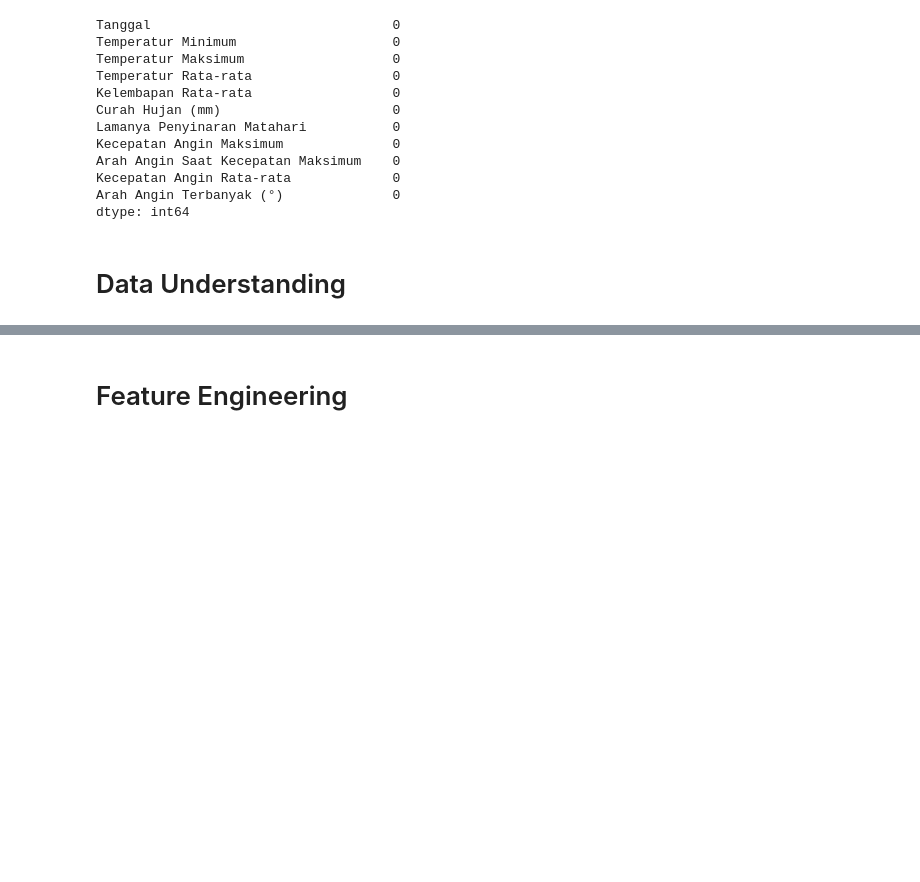
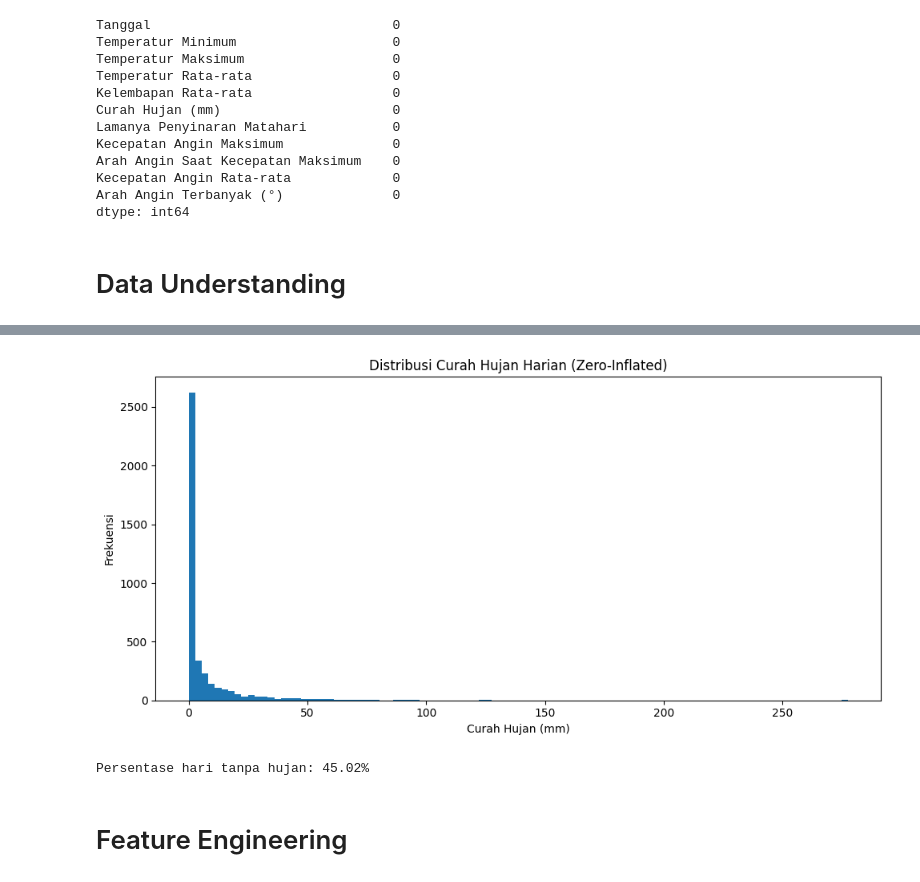
Before and after one commit to Ayusekar22/Jakarta-Weather-Prediction-2025, a Jupyter notebook: Jakarta_Weather_Analysis.ipynb, the cells around one changed output, grey strips where cells are left out. Cells and saved outputs as stored; diff of their text form; code cells hidden in the pictures; blank space fills up the shorter version.

```diff
--- a/Jakarta_Weather_Analysis.ipynb
+++ b/Jakarta_Weather_Analysis.ipynb
@@ -162,3 +169,18 @@ KeyError: 'Rain_Event'
+# %%
+plt.figure(figsize=(10, 5))
+plt.hist(data1["Curah Hujan (mm)"], bins=100)
+plt.xlabel("Curah Hujan (mm)")
+plt.ylabel("Frekuensi")
+plt.title("Distribusi Curah Hujan Harian (Zero-Inflated)")
+plt.tight_layout()
+plt.show()
+
+# Persentase hari tanpa hujan
+zero_ratio = (data1["Curah Hujan (mm)"] == 0).mean() * 100
+print(f"Persentase hari tanpa hujan: {zero_ratio:.2f}%")
+# %% [output]
+[figure, added]
+Persentase hari tanpa hujan: 45.02%
 # %% [markdown]
 # Feature Engineering
 # %%
```
Also changed, not shown: parts of 5 cells of this notebook, 3 other files.
